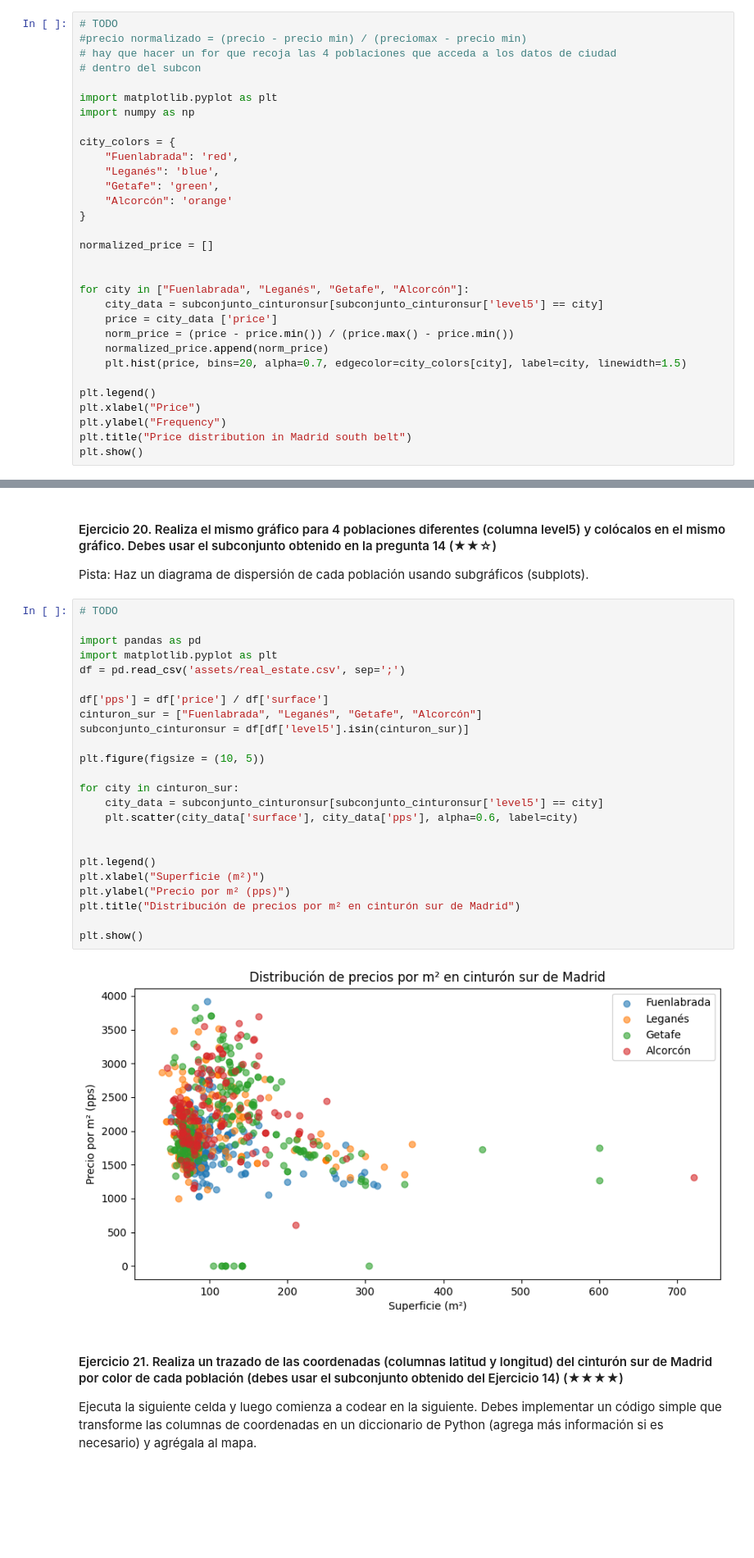
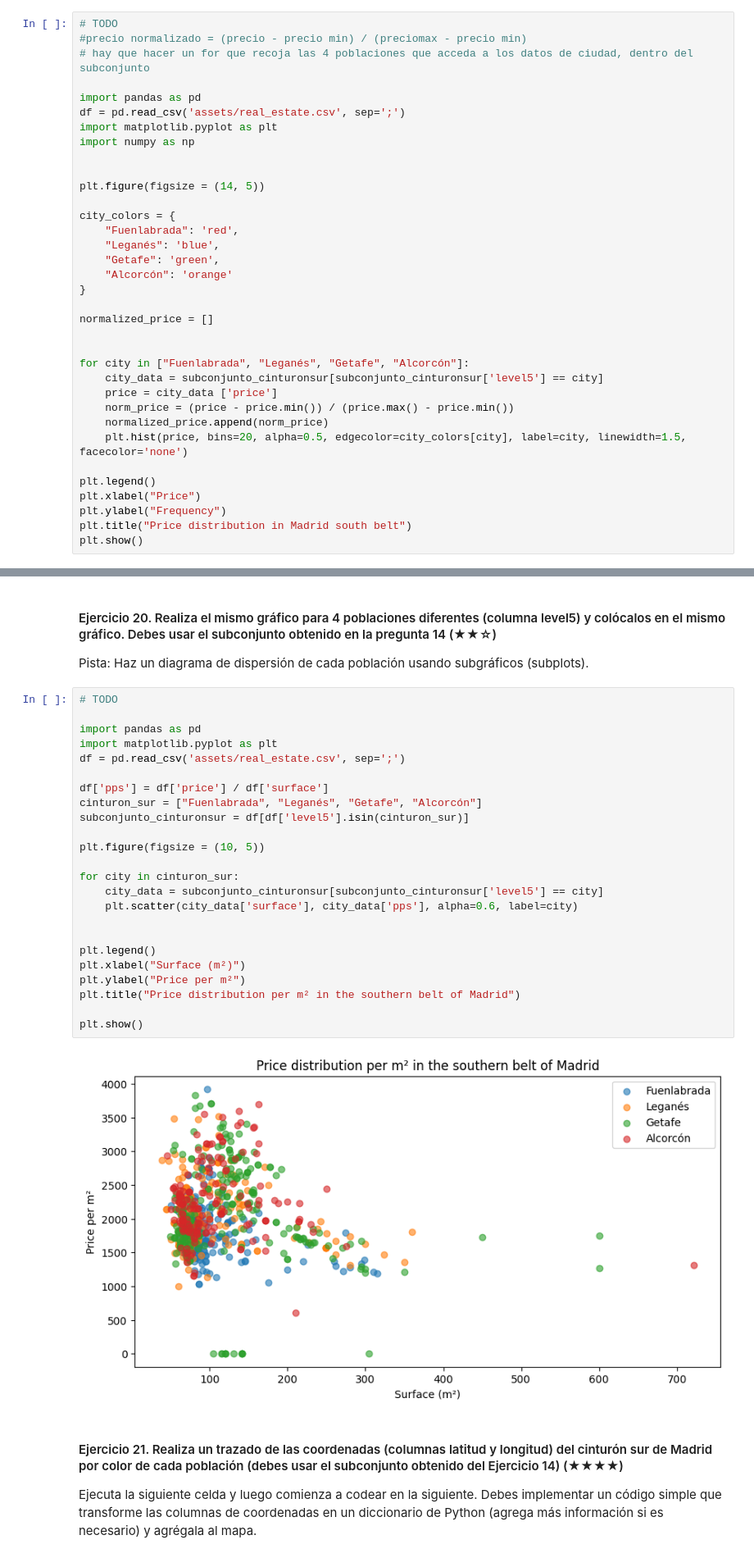
Before and after one commit to 4GeeksAcademy/Final-project-prework---Pauline, a Jupyter notebook: project.es.ipynb, the cells around one changed output, grey strips where cells are left out. Shown at 82% size. Cells and saved outputs as stored; diff of their text form; blank space fills up the shorter version.

```diff
--- a/project.es.ipynb
+++ b/project.es.ipynb
@@ -506,11 +546,15 @@ Pista: Puedes ayudarte revisando la demostración multihist de Matplotlib.
 # %%
 # TODO
 #precio normalizado = (precio - precio min) / (preciomax - precio min)
-# hay que hacer un for que recoja las 4 poblaciones que acceda a los datos de ciudad
-# dentro del subcon
+# hay que hacer un for que recoja las 4 poblaciones que acceda a los datos de ciudad, dentro del subconjunto
 
+import pandas as pd
+df = pd.read_csv('assets/real_estate.csv', sep=';')
 import matplotlib.pyplot as plt
 import numpy as np
+
+
+plt.figure(figsize = (14, 5))
 
 city_colors = {
     "Fuenlabrada": 'red',
@@ -527,7 +571,7 @@ for city in ["Fuenlabrada", "Leganés", "Getafe", "Alcorcón"]:
     price = city_data ['price']
     norm_price = (price - price.min()) / (price.max() - price.min())
     normalized_price.append(norm_price)
-    plt.hist(price, bins=20, alpha=0.7, edgecolor=city_colors[city], label=city, linewidth=1.5)
+    plt.hist(price, bins=20, alpha=0.5, edgecolor=city_colors[city], label=city, linewidth=1.5, facecolor='none')
 
 plt.legend()
 plt.xlabel("Price")
@@ -563,29 +615,29 @@ Pista: Haz un diagrama de dispersión de cada población usando subgráficos (su
 # %%
 # TODO
 
 import pandas as pd
 import matplotlib.pyplot as plt
 df = pd.read_csv('assets/real_estate.csv', sep=';')
 
 df['pps'] = df['price'] / df['surface']
 cinturon_sur = ["Fuenlabrada", "Leganés", "Getafe", "Alcorcón"]
 subconjunto_cinturonsur = df[df['level5'].isin(cinturon_sur)]
 
 plt.figure(figsize = (10, 5))
 
 for city in cinturon_sur:
     city_data = subconjunto_cinturonsur[subconjunto_cinturonsur['level5'] == city]
     plt.scatter(city_data['surface'], city_data['pps'], alpha=0.6, label=city)
 
 
 plt.legend()
-plt.xlabel("Superficie (m²)")
-plt.ylabel("Precio por m² (pps)")
-plt.title("Distribución de precios por m² en cinturón sur de Madrid")
+plt.xlabel("Surface (m²)")
+plt.ylabel("Price per m²")
+plt.title("Price distribution per m² in the southern belt of Madrid")
 
 plt.show()
 # %% [output]
-[figure, old version]
+[figure, new version]
 # %% [markdown]
 #### Ejercicio 21. Realiza un trazado de las coordenadas (columnas latitud y longitud) del cinturón sur de Madrid por color de cada población (debes usar el subconjunto obtenido del Ejercicio 14) (★★★★)
 
```
Also changed, not shown: parts of 19 cells of this notebook.
